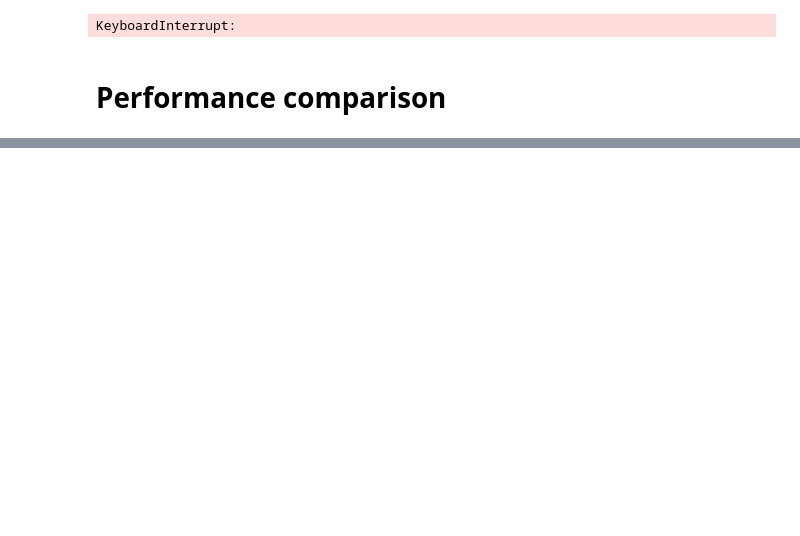
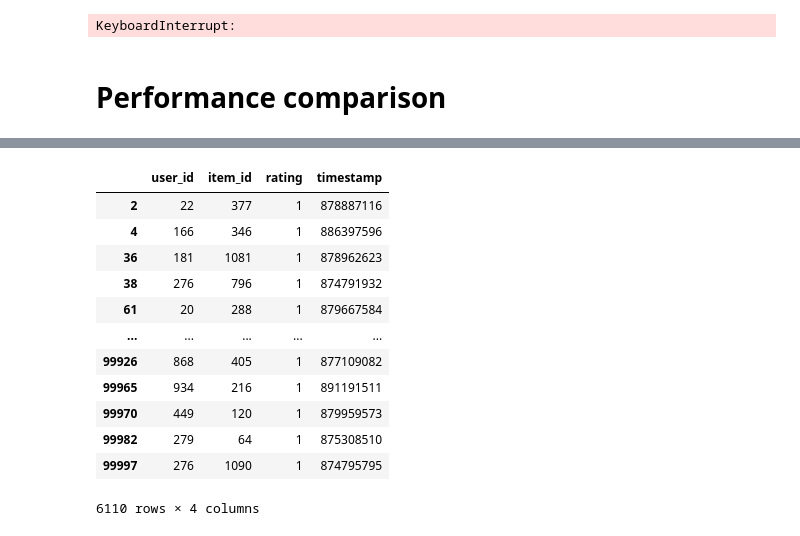
Before and after one commit to agoniko/NCF---Transfer-Learning, a Jupyter notebook: Assignment 2.ipynb, the cells around one changed output, grey strips where cells are left out. Cells and saved outputs as stored; diff of their text form; code cells hidden in the pictures; blank space fills up the shorter version.

```diff
--- a/Assignment 2.ipynb
+++ b/Assignment 2.ipynb
@@ -412,0 +483,30 @@ Text(0.5, 1.0, 'Best NDCG across models')
+# %%
+ml_100k = pd.read_csv(
+	PATH,
+	sep="\t",
+	names = ['user_id', 'item_id', 'rating', 'timestamp'],
+	engine='python')
+
+# set the num_users, items
+num_users = ml_100k['user_id'].nunique()+1
+num_items = ml_100k['item_id'].nunique()+1
+
+# construct the train and test datasets
+#data = NCF_Data(ml_100k, args)
+#train_loader = data.get_train_instance()
+#test_loader = data.get_test_instance()
+ml_100k[ml_100k["rating"] == 1]
+# %% [output]
+|  | user_id | item_id | rating | timestamp |
+| 2 | 22 | 377 | 1 | 878887116 |
+| 4 | 166 | 346 | 1 | 886397596 |
+| 36 | 181 | 1081 | 1 | 878962623 |
+| 38 | 276 | 796 | 1 | 874791932 |
+| 61 | 20 | 288 | 1 | 879667584 |
+| ... | ... | ... | ... | ... |
+| 99926 | 868 | 405 | 1 | 877109082 |
+| 99965 | 934 | 216 | 1 | 891191511 |
+| 99970 | 449 | 120 | 1 | 879959573 |
+| 99982 | 279 | 64 | 1 | 875308510 |
+| 99997 | 276 | 1090 | 1 | 874795795 |
+6110 rows × 4 columns
```
Also changed, not shown: parts of 13 cells of this notebook, 4 other files.
